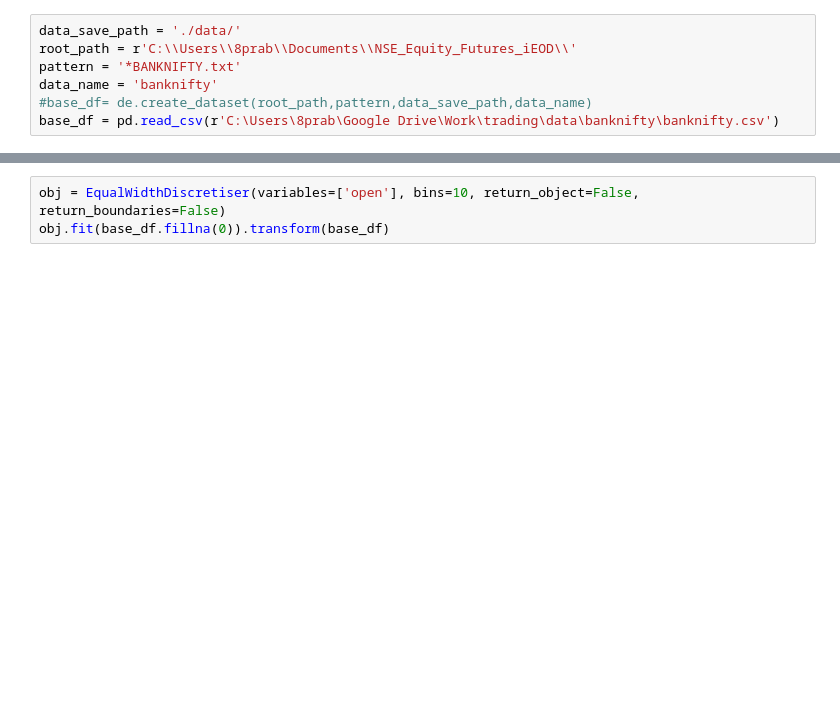
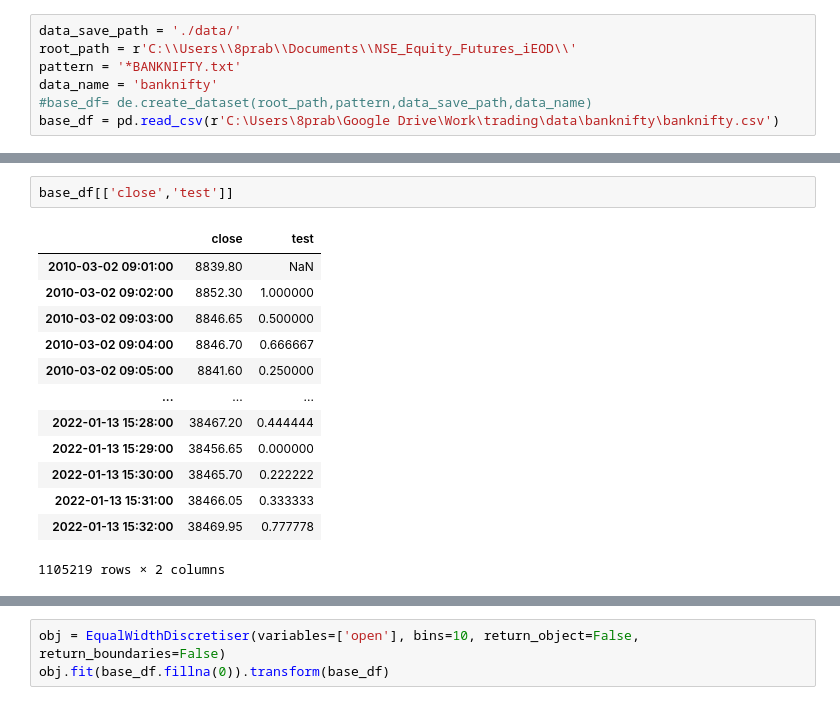
Before and after one commit to xooca/quant_game, a Jupyter notebook: ml_model.ipynb, the cells around one changed output, grey strips where cells are left out. Cells and saved outputs as stored; diff of their text form; blank space fills up the shorter version.

```diff
--- a/ml_model.ipynb
+++ b/ml_model.ipynb
@@ -12,0 +94,16 @@ base_df = pd.read_csv(r'C:\Users\8prab\Google Drive\Work\trading\data\banknifty\
+# %%
+base_df[['close','test']]
+# %% [output]
+|  | close | test |
+| 2010-03-02 09:01:00 | 8839.80 | NaN |
+| 2010-03-02 09:02:00 | 8852.30 | 1.000000 |
+| 2010-03-02 09:03:00 | 8846.65 | 0.500000 |
+| 2010-03-02 09:04:00 | 8846.70 | 0.666667 |
+| 2010-03-02 09:05:00 | 8841.60 | 0.250000 |
+| ... | ... | ... |
+| 2022-01-13 15:28:00 | 38467.20 | 0.444444 |
+| 2022-01-13 15:29:00 | 38456.65 | 0.000000 |
+| 2022-01-13 15:30:00 | 38465.70 | 0.222222 |
+| 2022-01-13 15:31:00 | 38466.05 | 0.333333 |
+| 2022-01-13 15:32:00 | 38469.95 | 0.777778 |
+1105219 rows × 2 columns
```
Also changed, not shown: parts of 13 cells of this notebook, 1 other file.
